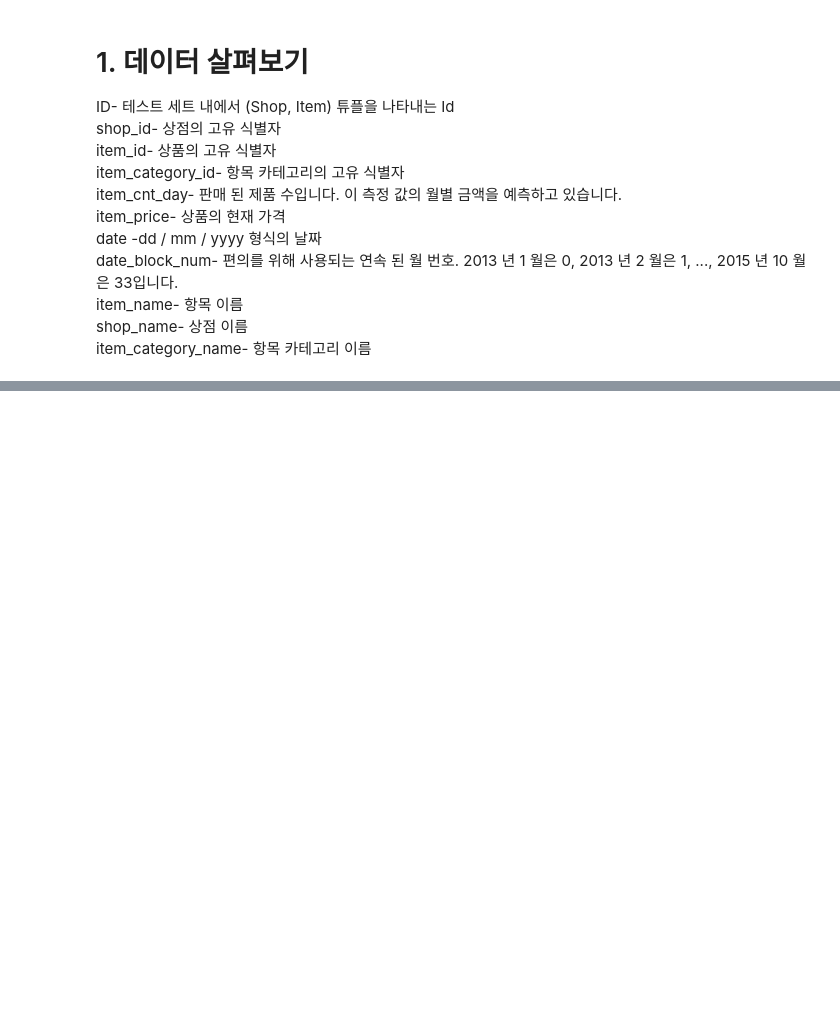
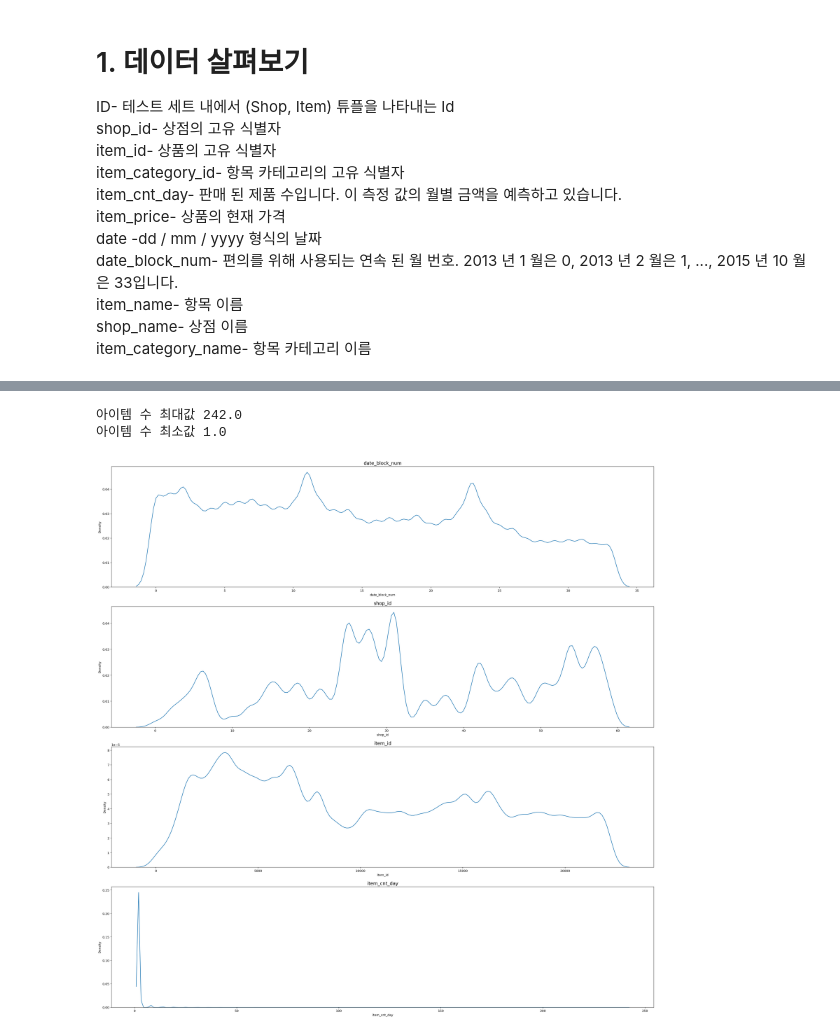
Before and after one commit to hahacandy/Aiffel_S, a Jupyter notebook: EXPLORATION_DJ/첫번째 캐글/JeongByeongChan.ipynb, the cells around one changed output, grey strips where cells are left out. Saved outputs shown, nothing was run; the diff lists cells and outputs as text; code cells hidden in the pictures; blank space fills up the shorter version.

```diff
--- a/EXPLORATION_DJ/첫번째 캐글/JeongByeongChan.ipynb
+++ b/EXPLORATION_DJ/첫번째 캐글/JeongByeongChan.ipynb
@@ -94,0 +128,23 @@ msno.matrix(sub)
+# %%
+#print('아이템 수 최대값', data['item_cnt_day'].max())
+#print('아이템 수 최소값', data['item_cnt_day'].min())
+#temp = data.loc[data['item_price'] < 1000]
+
+data = data.loc[(data['item_cnt_day'] < 250)&(data['item_cnt_day'] >= 0)]
+# %%
+print('아이템 수 최대값', data['item_cnt_day'].max())
+print('아이템 수 최소값', data['item_cnt_day'].min())
+# %% [output]
+아이템 수 최대값 242.0
+아이템 수 최소값 1.0
+# %%
+# 가로스크롤 때문에 그래프 확인이 불편하다면 figsize의 x값을 조절해 보세요.
+# constrained_layout=True 그래프간 겹치지않게 최적의 간격조절
+columns = data.columns
+fig, ax = plt.subplots(len(columns), figsize=(25, 25), constrained_layout=True)
+
+for idx, row in enumerate(range(len(columns))):
+    sns.kdeplot(data[columns[idx]], ax=ax[row])
+    ax[row].set_title(columns[idx], fontsize=15)
+# %% [output]
+[figure, added]
```
Also changed, not shown: parts of 41 cells of this notebook, 9 other files.
